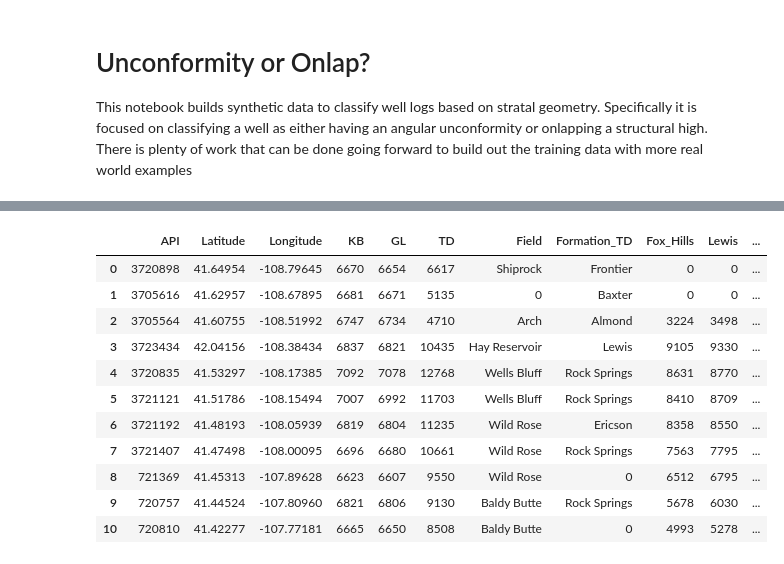
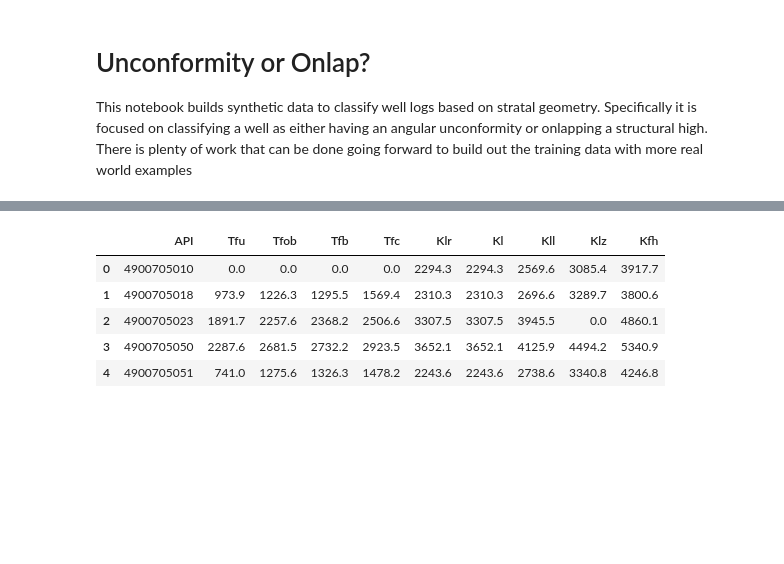
Before and after one commit to jessepisel/well_log_ML, a Jupyter notebook: unconformity or onlap/Unconformity or onlap.ipynb, the cells around one changed output, grey strips where cells are left out. Drawn from its saved outputs; the diff is of its cells as text; code cells hidden in the pictures; blank space fills up the shorter version.

```diff
--- a/unconformity or onlap/Unconformity or onlap.ipynb
+++ b/unconformity or onlap/Unconformity or onlap.ipynb
@@ -169,20 +181,14 @@ skplt.metrics.plot_confusion_matrix(y_test, np.argmax(preds, axis=1), normalize=
 # %%
 #let's import some real world data from southwestern Wyoming
 #this is from the Rock Springs Uplift in Wyoming and has been interpreted as an angular unconformity
-tops = pd.read_csv(r'D:\real_data.csv').fillna(0) #this file is available in the unconformity or onlap folder in the repo
-tops
+tops = pd.read_csv(r'D:\jupyter\Early WSGS\ftunion.csv').fillna(0) #this file is available in the unconformity or onlap folder in the repo
+tops.head()
 # %% [output]
-|  | API | Latitude | Longitude | KB | GL | TD | Field | Formation_TD | Fox_Hills | Lewis | ... |
-| 0 | 3720898 | 41.64954 | -108.79645 | 6670 | 6654 | 6617 | Shiprock | Frontier | 0 | 0 | ... |
-| 1 | 3705616 | 41.62957 | -108.67895 | 6681 | 6671 | 5135 | 0 | Baxter | 0 | 0 | ... |
-| 2 | 3705564 | 41.60755 | -108.51992 | 6747 | 6734 | 4710 | Arch | Almond | 3224 | 3498 | ... |
-| 3 | 3723434 | 42.04156 | -108.38434 | 6837 | 6821 | 10435 | Hay Reservoir | Lewis | 9105 | 9330 | ... |
-| 4 | 3720835 | 41.53297 | -108.17385 | 7092 | 7078 | 12768 | Wells Bluff | Rock Springs | 8631 | 8770 | ... |
-| 5 | 3721121 | 41.51786 | -108.15494 | 7007 | 6992 | 11703 | Wells Bluff | Rock Springs | 8410 | 8709 | ... |
-| 6 | 3721192 | 41.48193 | -108.05939 | 6819 | 6804 | 11235 | Wild Rose | Ericson | 8358 | 8550 | ... |
-| 7 | 3721407 | 41.47498 | -108.00095 | 6696 | 6680 | 10661 | Wild Rose | Rock Springs | 7563 | 7795 | ... |
-| 8 | 721369 | 41.45313 | -107.89628 | 6623 | 6607 | 9550 | Wild Rose | 0 | 6512 | 6795 | ... |
-| 9 | 720757 | 41.44524 | -107.80960 | 6821 | 6806 | 9130 | Baldy Butte | Rock Springs | 5678 | 6030 | ... |
-| 10 | 720810 | 41.42277 | -107.77181 | 6665 | 6650 | 8508 | Baldy Butte | 0 | 4993 | 5278 | ... |
+|  | API | Tfu | Tfob | Tfb | Tfc | Klr | Kl | Kll | Klz | Kfh |
+| 0 | 4900705010 | 0.0 | 0.0 | 0.0 | 0.0 | 2294.3 | 2294.3 | 2569.6 | 3085.4 | 3917.7 |
+| 1 | 4900705018 | 973.9 | 1226.3 | 1295.5 | 1569.4 | 2310.3 | 2310.3 | 2696.6 | 3289.7 | 3800.6 |
+| 2 | 4900705023 | 1891.7 | 2257.6 | 2368.2 | 2506.6 | 3307.5 | 3307.5 | 3945.5 | 0.0 | 4860.1 |
+| 3 | 4900705050 | 2287.6 | 2681.5 | 2732.2 | 2923.5 | 3652.1 | 3652.1 | 4125.9 | 4494.2 | 5340.9 |
+| 4 | 4900705051 | 741.0 | 1275.6 | 1326.3 | 1478.2 | 2243.6 | 2243.6 | 2738.6 | 3340.8 | 4246.8 |
 # %%
 #clean up the real world data, take the tops from depth to thickness for each formation and get rid of negative thicknesses
```
Also changed, not shown: parts of 14 cells of this notebook, 3 other files.
